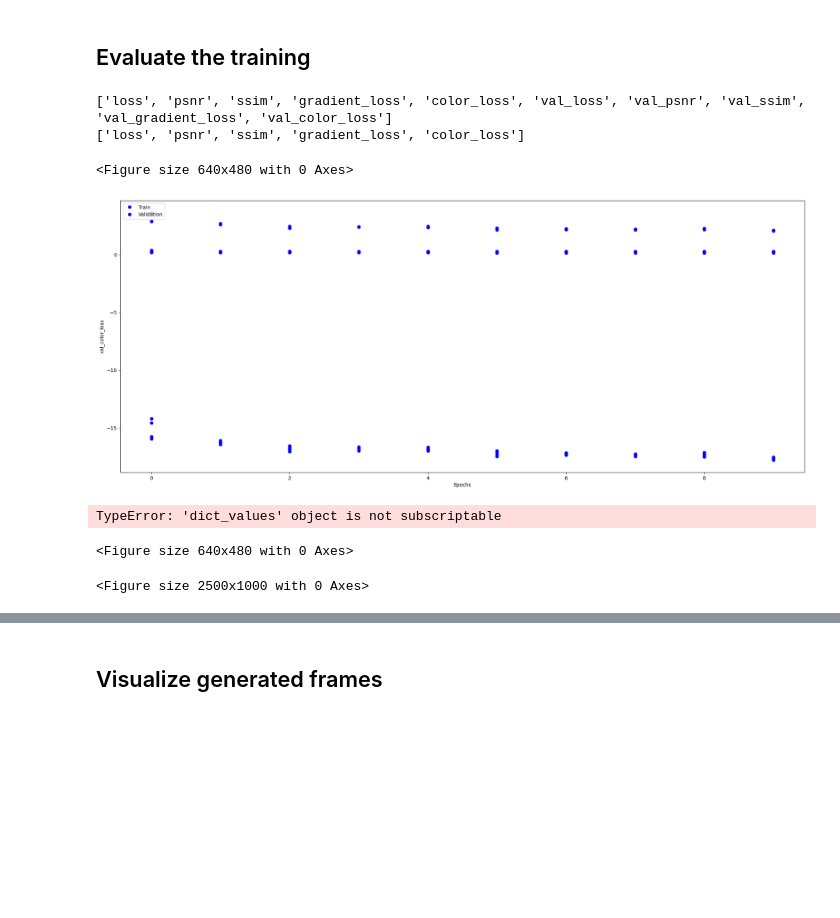
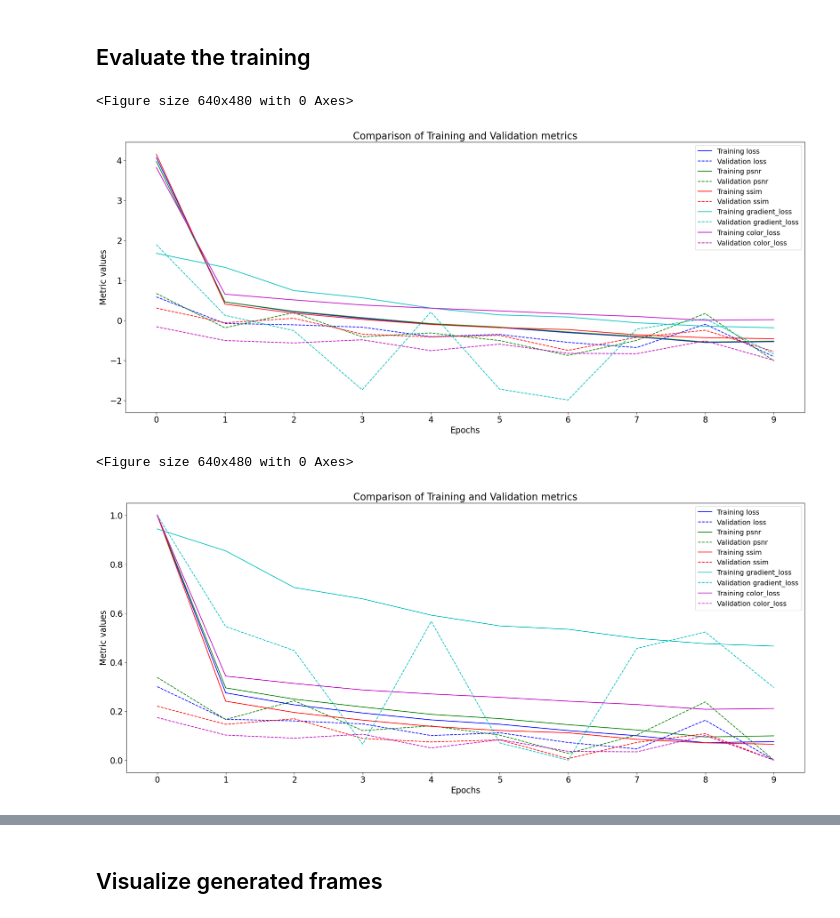
Before and after one commit to kbarszczak/Frame_booster, a Jupyter notebook: proof_of_concept/model_training.ipynb, the cells around one changed output, grey strips where cells are left out. Cells and saved outputs as stored; diff of their text form; code cells hidden in the pictures; blank space fills up the shorter version.

```diff
--- a/proof_of_concept/model_training.ipynb
+++ b/proof_of_concept/model_training.ipynb
@@ -389,30 +412,42 @@ Epoch 10/10
 model.save(os.path.join(model_base_path, f'{model_name}_{int(time.time())}.h5'))
 # %% [markdown]
 ## Evaluate the training
+# %%
+def norm_0_1(data):
+    return (data - np.min(data)) / (np.max(data) - np.min(data))
+
+def norm(data):
+    return (data - np.mean(data)) / np.std(data)
 # %%
-def plot_history(history):
+def plot_history(history, normalize_method=None, metrics_restrictions=None):
     plt.clf()
     plt.figure(figsize=(25,10))
 
     metrics = list(history.keys())
     metrics = [metric for metric in metrics if "val" not in metric]
+    if metrics_restrictions is not None:
+        metrics = [metric for metric in metrics if metric in metrics_restrictions]
 
-    data =
+    data = [(index, history[metric], history['val_'+metric], metric) for index, metric in enumerate(metrics)]
+    colors = ['b', 'g', 'r', 'c', 'm', 'y', 'k', 'w']
+    epochs = range(len(data[0][1]))
 
-    epochs = range(len(list(history.values())[0]))
-    for metric, values in history.items():
-        plt.plot(epochs, values, 'bo', label=f"Training {metric}")
-#         plt.plot(epochs, val_value, 'b', label=f"Validation {metric}")
-#         plt.title(f"Comparison of Training and Validation {metric}")
-    plt.xlabel('Epochs')
-    plt.ylabel(metric)
-    plt.legend(['Train', 'Validation'], loc='upper left')
+    for index, value, val_value, metric in data:
+        if normalize_method is not None:
+            buffer = value.copy()
+            buffer.extend(val_value)
+            buffer = normalize_method(buffer)
+            value = buffer[0:len(epochs)]
+            val_value = buffer[len(epochs)::]
+
+        plt.plot(epochs, value, colors[index], label=f"Training {metric}")
+        plt.plot(epochs, val_value, colors[index]+'--', label=f"Validation {metric}")
+
+    plt.xticks(epochs, size=17)
+    plt.yticks(size=17)
+    plt.title(f"Comparison of Training and Validation metrics", size=20)
+    plt.xlabel('Epochs', size=17)
+    plt.ylabel("Metric values", size=17)
+    plt.legend(loc='upper right', fontsize=14)
     plt.show()
-
-plot_history(history.history)
-# %% [output]
-['loss', 'psnr', 'ssim', 'gradient_loss', 'color_loss', 'val_loss', 'val_psnr', 'val_ssim', 'val_gradient_loss', 'val_color_loss']
-['loss', 'psnr', 'ssim', 'gradient_loss', 'color_loss']
-<Figure size 640x480 with 0 Axes>
-[figure, removed]
 # %%
@@ -421,6 +462,10 @@ def evaluate(model, x_test, y_test):
 # %%
-plot_history(history.history)
+plot_history(history.history, normalize_method=norm)
 # %% [output]
-TypeError: 'dict_values' object is not subscriptable
+<Figure size 640x480 with 0 Axes>
-<Figure size 640x480 with 0 Axes>
-<Figure size 2500x1000 with 0 Axes>
+[figure, added]
+# %%
+plot_history(history.history, normalize_method=norm_0_1)
+# %% [output]
+<Figure size 640x480 with 0 Axes>
+[figure, added]
```
Also changed, not shown: parts of 16 cells of this notebook.
